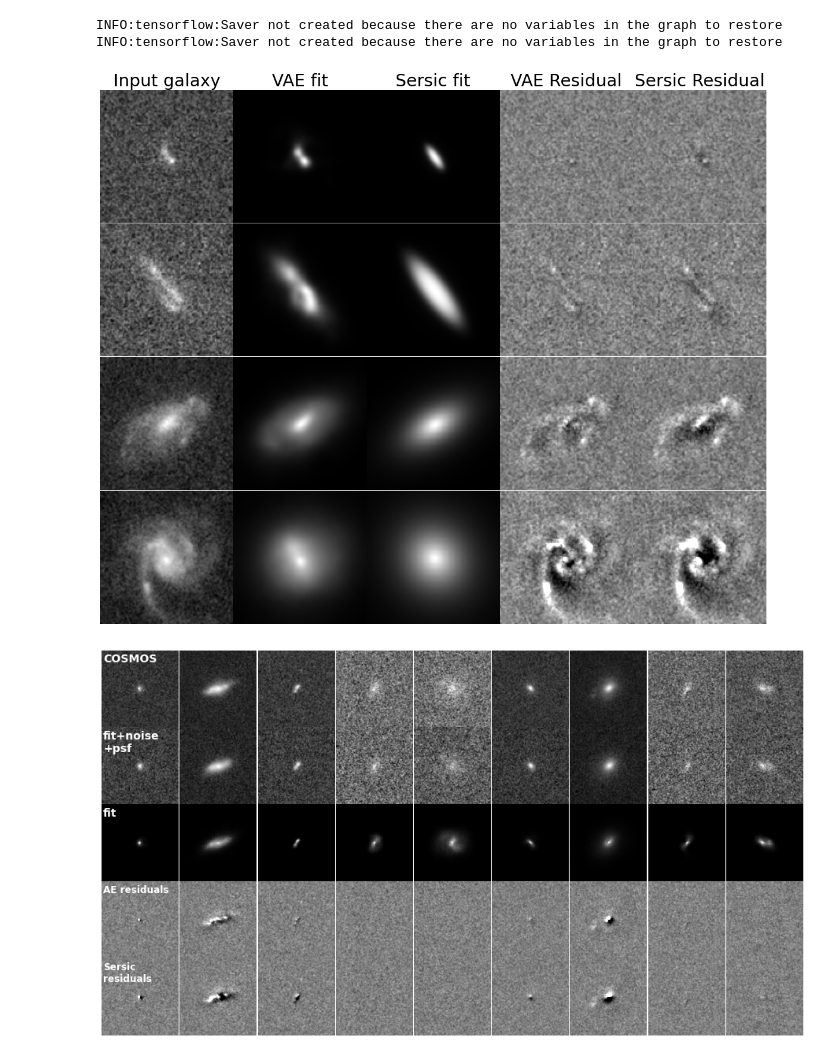
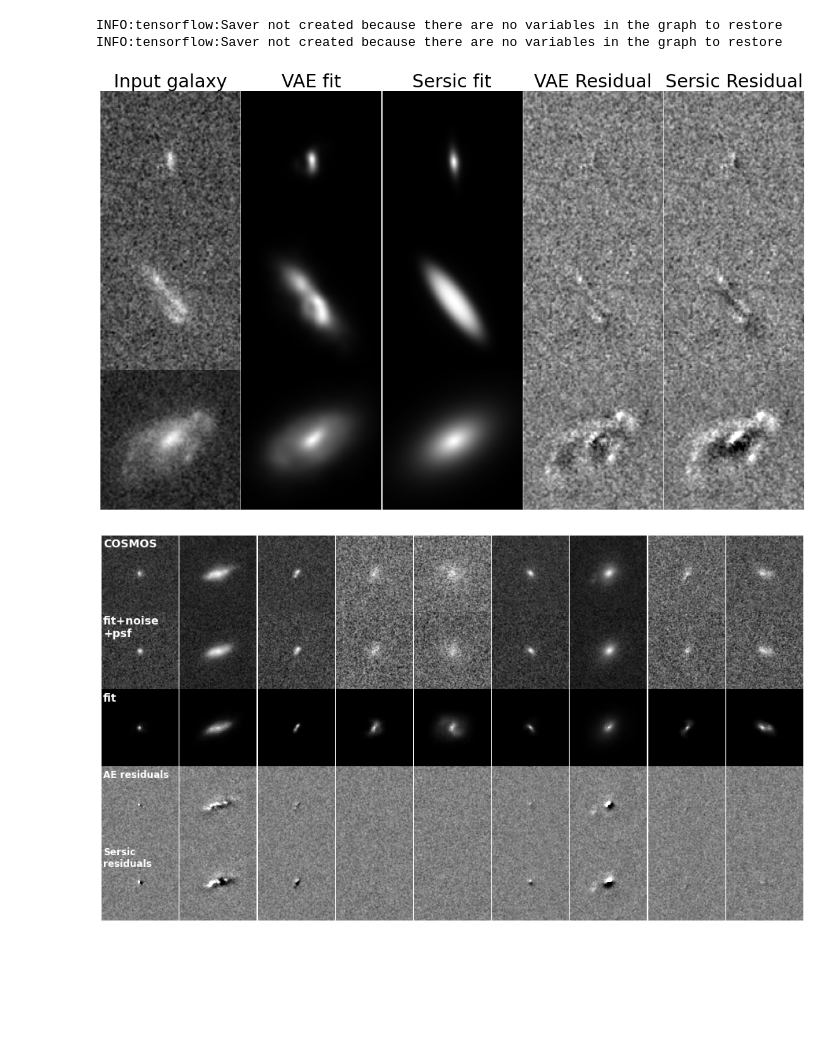
Before and after one commit to McWilliamsCenter/deep_galaxy_models, a Jupyter notebook: Figure_autoencode.ipynb, the cells around one changed output. Saved outputs shown, nothing was run; the diff lists cells and outputs as text; code cells hidden in the pictures; blank space fills up the shorter version.

```diff
--- a/Figure_autoencode.ipynb
+++ b/Figure_autoencode.ipynb
@@ -31,13 +31,12 @@ INFO:tensorflow:Saver not created because there are no variables in the graph to
 INFO:tensorflow:Saver not created because there are no variables in the graph to restore
 # %%
 # some interesting examples from the test set
-indices = [81201, 80252, 80203, 81353, 80315,
-           81200, 80203, 81211, 80001, 81202, 81263, 80505, 80003]
+indices = [81005,80252,80203]
 # %%
 b=8
 rcParams.update({'font.size': 24})
-figure(figsize=(20,16.5))
-for j in range(4):
+figure(figsize=(20,12.2))
+for j in range(3):
     im_real = galsim.ImageF(STAMP_SIZE, STAMP_SIZE, scale=PIXEL_SCALE)
     im_sim = galsim.ImageF(STAMP_SIZE, STAMP_SIZE, scale=PIXEL_SCALE)
     im_param = galsim.ImageF(STAMP_SIZE, STAMP_SIZE, scale=PIXEL_SCALE)
@@ -73,42 +72,42 @@ for j in range(4):
     param = galsim.Convolve(psf, param_gal)
     param.drawImage(im_param, method='no_pixel', use_true_center=False);
 
-    subplot(4,5,1+j*5)
+    subplot(3,5,1+j*5)
     imshow(arcsinh(50*im_real.array[b:-b,b:-b]), cmap='gray')
     if j == 0:
         title('Input galaxy')
     axis('off')
 
-    subplot(4,5,2+j*5)
+    subplot(3,5,2+j*5)
     imshow(arcsinh(50*im_sim.array[b:-b,b:-b]), cmap='gray', vmin=0)
     axis('off')
     if j == 0:
         title('VAE fit')
 
-    subplot(4,5,3+j*5)
+    subplot(3,5,3+j*5)
     imshow(arcsinh(50*im_param.array[b:-b,b:-b]), cmap='gray', vmin=0)
     axis('off')
     if j == 0:
         title('Sersic fit')
 
-    subplot(4,5,4+j*5)
-    imshow(im_real.array[b:-b,b:-b] - im_sim.array[b:-b,b:-b], cmap='gray', vmin=-0.02, vmax=0.02)
+    subplot(3,5,4+j*5)
+    imshow(im_real.array[b:-b,b:-b] - im_sim.array[b:-b,b:-b], cmap='gray', vmin=-0.015, vmax=0.015)
     axis('off');
     if j == 0:
         title('VAE Residual')
 
-    subplot(4,5,5+j*5)
-    imshow(im_real.array[b:-b,b:-b] - im_param.array[b:-b,b:-b], cmap='gray', vmin=-0.02, vmax=0.02)
+    subplot(3,5,5+j*5)
+    imshow(im_real.array[b:-b,b:-b] - im_param.array[b:-b,b:-b], cmap='gray', vmin=-0.015, vmax=0.015)
     axis('off');
     if j == 0:
         title('Sersic Residual')
 
     subplots_adjust(wspace=0, hspace=0)
 
 subplots_adjust(wspace=0, hspace=0)
 savefig('Figures/Figure_autoencode.pdf',bbox_inches='tight')
 # %% [output]
-[figure, old version]
+[figure, new version]
 # %%
 # Noise model
 cosmos_noise = galsim.getCOSMOSNoise()
```
Also changed, not shown: 1 other file.
